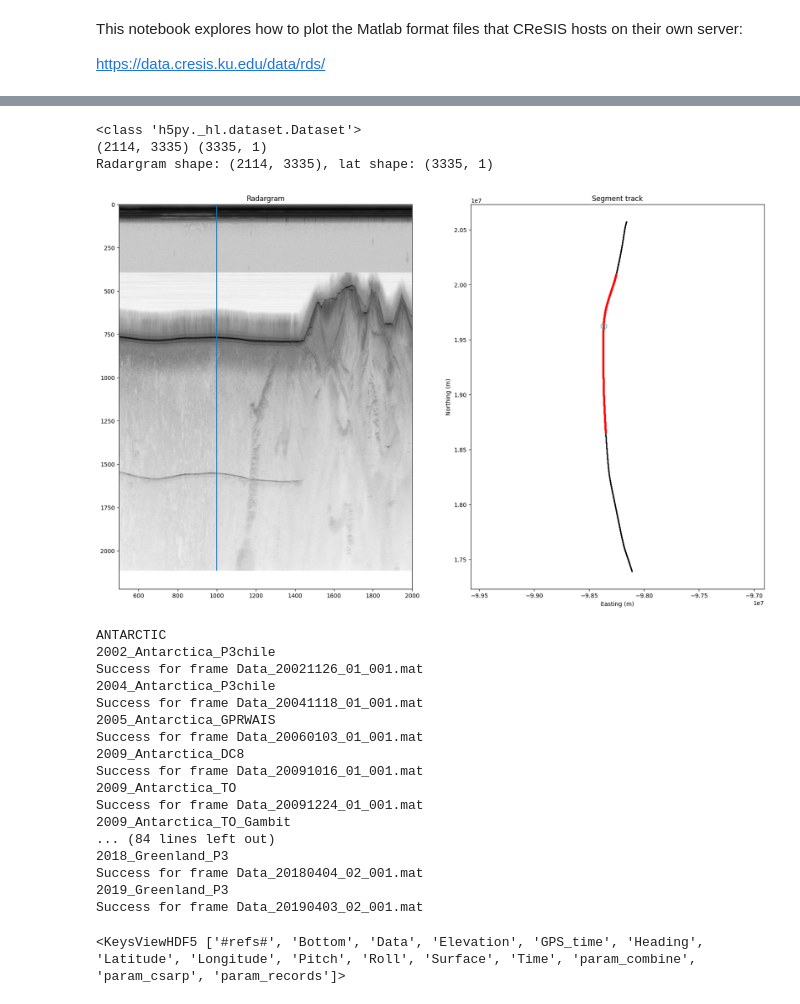
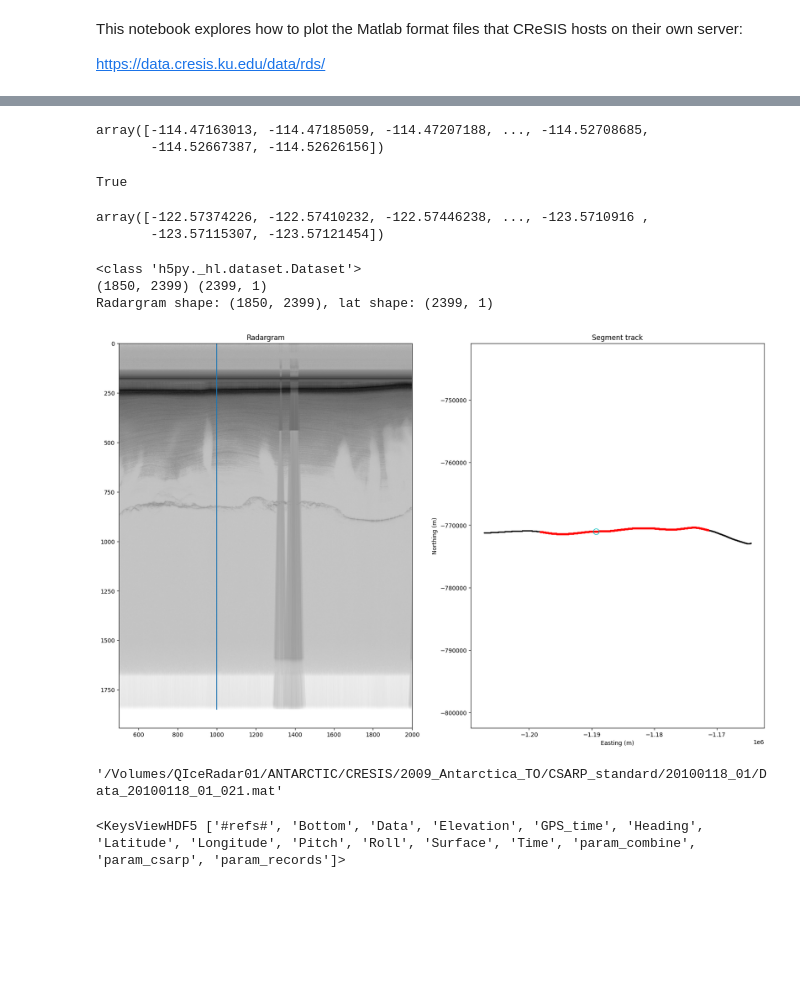
Before and after one commit to qiceradar/radar_wrangler, a Jupyter notebook: code/data_exploration/plot_cresis_mat.ipynb, the cells around one changed output, grey strips where cells are left out. Cells and saved outputs as stored; diff of their text form; code cells hidden in the pictures; blank space fills up the shorter version.

Commit message:
Jupyter notebooks as used to generate AGU figures

```diff
--- a/code/data_exploration/plot_cresis_mat.ipynb
+++ b/code/data_exploration/plot_cresis_mat.ipynb
@@ -63,3 +63,8 @@ dict_keys(['__header__', '__version__', '__globals__', 'param_csarp', 'Latitude'
+# %%
+mm['Longitude'].flatten()
+# %% [output]
+array([-114.47163013, -114.47185059, -114.47207188, ..., -114.52708685,
+       -114.52667387, -114.52626156])
 # %%
 def plot_cresis_matlab_radargram(filepath, xlim=None, highlighted_traces=None):
     """
@@ -105,3 +110,9 @@ def plot_cresis_matlab_radargram(filepath, xlim=None, highlighted_traces=None):
             num_samples, _ = radargram.shape
             ax1.vlines(highlighted_traces, 0, radargram.shape[0])
             ax2.plot(xx[highlighted_traces], yy[highlighted_traces], 'co', fillstyle='none', markersize=10)
+# %%
+# One of the files that must be read via h5py
+new_datapath = "/Volumes/QIceRadar01/ANTARCTIC/CRESIS/2009_Antarctica_TO/CSARP_standard/20100118_01/Data_20100118_01_021.mat"
+os.path.isfile(new_datapath)
+# %% [output]
+True
@@ -108,10 +121,19 @@ def plot_cresis_matlab_radargram(filepath, xlim=None, highlighted_traces=None):
+# %%
+data['Longitude'][:].flatten()
+# %% [output]
+array([-122.57374226, -122.57410232, -122.57446238, ..., -123.5710916 ,
+       -123.57115307, -123.57121454])
 # %%
-plot_cresis_matlab_radargram(datapath, (500, 2000), 1000)
+plot_cresis_matlab_radargram(new_datapath, (500, 2000), 1000)
 # %% [output]
 <class 'h5py._hl.dataset.Dataset'>
-(2114, 3335) (3335, 1)
-Radargram shape: (2114, 3335), lat shape: (3335, 1)
+(1850, 2399) (2399, 1)
+Radargram shape: (1850, 2399), lat shape: (2399, 1)
-[figure, old version]
+[figure, new version]
+# %%
+new_datapath
+# %% [output]
+'/Volumes/QIceRadar01/ANTARCTIC/CRESIS/2009_Antarctica_TO/CSARP_standard/20100118_01/Data_20100118_01_021.mat'
 # %%
 import pickle
 # %%
@@ -126,11 +148,11 @@ for region, campaigns in cresis_datafiles.items():
         for product, segments in products.items():
             for segment, frames in segments.items():
                 for frame in frames:
-                    datapath = "/Volumes/RadarData/{}/CRESIS/{}/{}/{}/{}".format(region, campaign, product, segment, frame)
+                    datapath = "/Users/lindzey/RadarData/{}/CRESIS/{}/{}/{}/{}".format(region, campaign, product, segment, frame)
                     if os.path.isfile(datapath):
-                        with h5py.File('/Volumes/RadarData/ARCTIC/CRESIS/2016_Greenland_G1XB/CSARP_standard/20160413_01/Data_20160413_01_001.mat', 'r') as data:
-
-                            try:
+                        print(datapath)
+                        try:
+                            with h5py.File(datapath, 'r') as data:
                                 radargram = data['Data']
                                 lat = data['Latitude']
                                 lon = data['Longitude']
@@ -138,29 +160,11 @@ for region, campaigns in cresis_datafiles.items():
                                     print("Success for frame {}".format(frame))
                                 else:
                                     print("ERROR: Radargram for {} has shape {}, but lat's shape is {}".format(datapath, radargram.shape, lat.shape))
-                            except Exception as ex:
-                                print("ERROR: Matlab file does not have required variables.", ex)
+                        except Exception as ex:
+                            print("ERROR: ", ex)
 
                         break # assume that if one file in a segment fails/works, they all will
                     else:
                         print("Could not find file! {}".format(datapath))
                 break # assume we only need to test one flight in a campaign
-# %% [output]
-ANTARCTIC
-2002_Antarctica_P3chile
-Success for frame Data_20021126_01_001.mat
-2004_Antarctica_P3chile
-Success for frame Data_20041118_01_001.mat
-2005_Antarctica_GPRWAIS
-Success for frame Data_20060103_01_001.mat
-2009_Antarctica_DC8
-Success for frame Data_20091016_01_001.mat
-2009_Antarctica_TO
-Success for frame Data_20091224_01_001.mat
-2009_Antarctica_TO_Gambit
-... (84 lines left out)
-2018_Greenland_P3
-Success for frame Data_20180404_02_001.mat
-2019_Greenland_P3
-Success for frame Data_20190403_02_001.mat
 # %%
```
Also changed, not shown: parts of 14 cells of this notebook, 1 other file.
